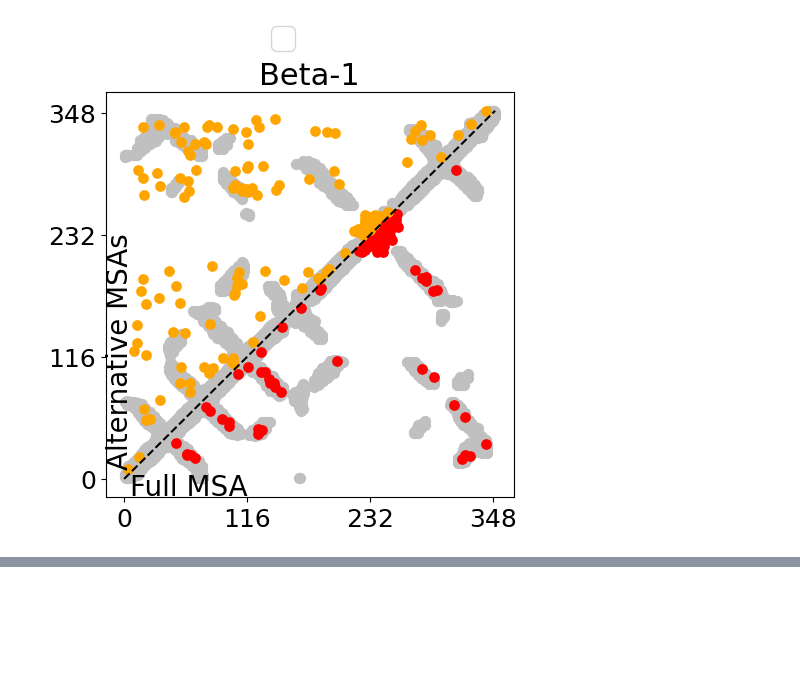
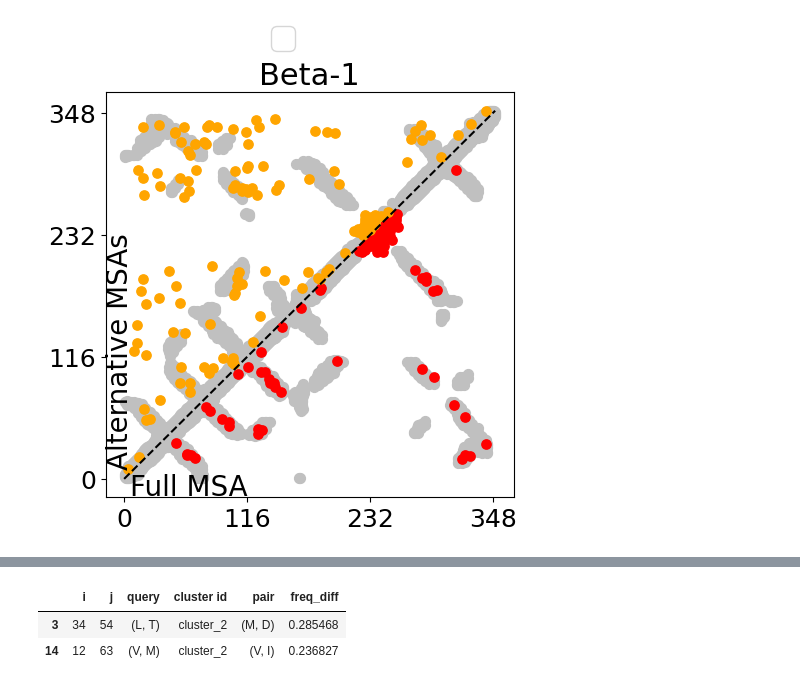
Before and after one commit to RitAreaSciencePark/MSARC, a Jupyter notebook: dca_analysis/mutations.ipynb, the cells around one changed output, grey strips where cells are left out. Cells and saved outputs as stored; diff of their text form; code cells hidden in the pictures; blank space fills up the shorter version.

```diff
--- a/dca_analysis/mutations.ipynb
+++ b/dca_analysis/mutations.ipynb
@@ -256,0 +276,6 @@ No artists with labels found to put in legend.  Note that artists whose label st
+# %%
+clean_df
+# %% [output]
+|  | i | j | query | cluster id | pair | freq_diff |
+| 3 | 34 | 54 | (L, T) | cluster_2 | (M, D) | 0.285468 |
+| 14 | 12 | 63 | (V, M) | cluster_2 | (V, I) | 0.236827 |
```
Also changed, not shown: parts of 4 cells of this notebook, 3 other files.
